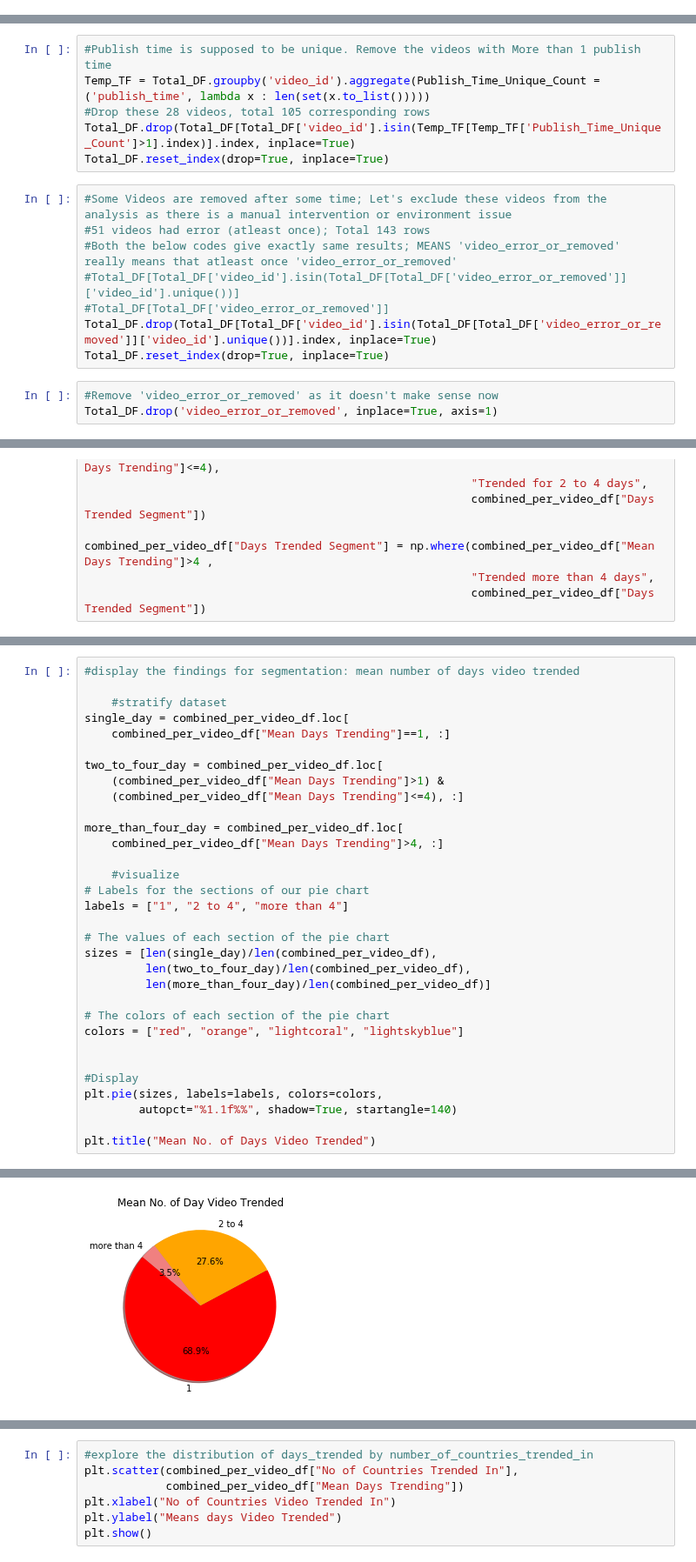
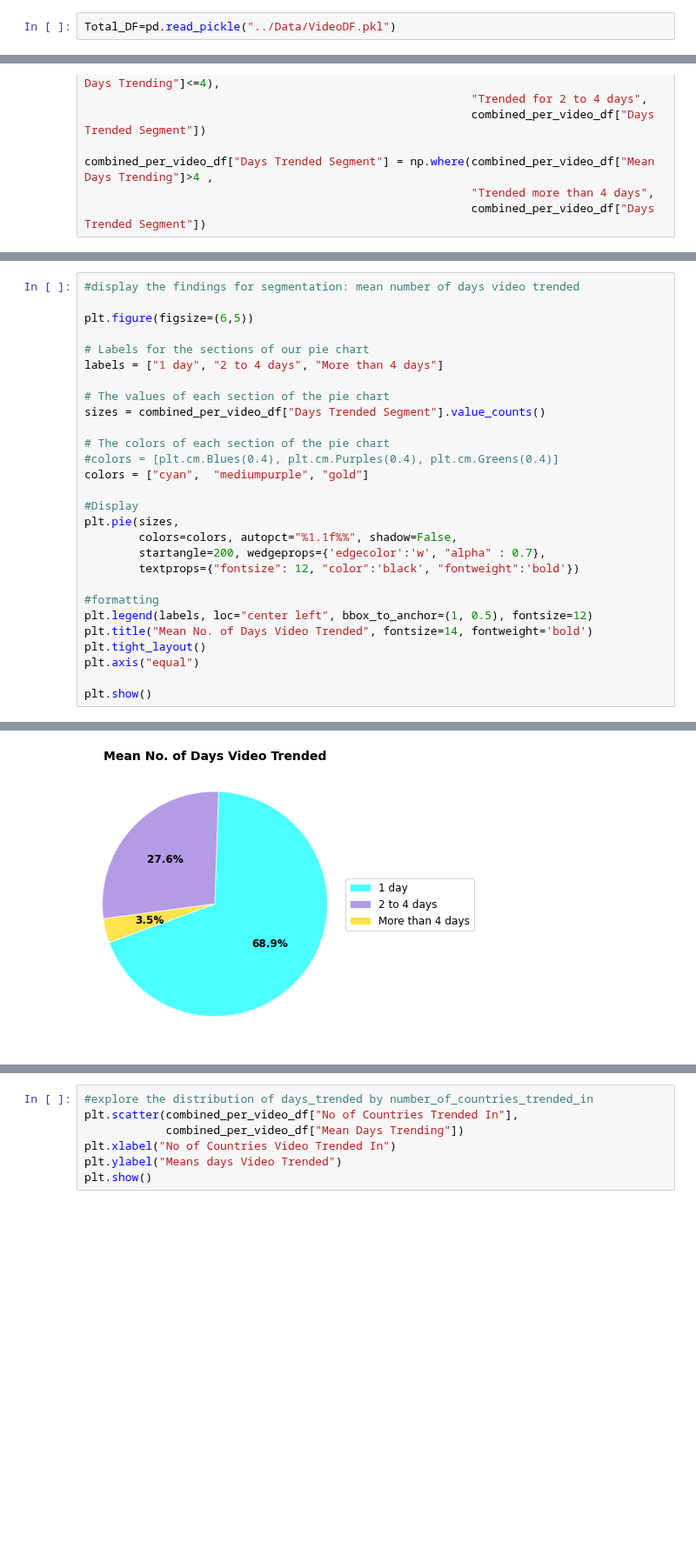
Before and after one commit to bnarath/YouTube_Trending, a Jupyter notebook: youtube-trending/Code/Megan_exploring_variation.ipynb, the cells around one changed output, grey strips where cells are left out. Shown at 87% size. Saved outputs shown, nothing was run; the diff lists cells and outputs as text; blank space fills up the shorter version.

Commit message:
Further analysis and formatting

```diff
--- a/youtube-trending/Code/Megan_exploring_variation.ipynb
+++ b/youtube-trending/Code/Megan_exploring_variation.ipynb
@@ -48,3 +23,5 @@ Total_DF['description'].fillna(value='', inplace=True)
+# %%
+Total_DF=pd.read_pickle("../Data/VideoDF.pkl")
 # %%
 Total_DF
 # %% [output]
@@ -71,17 +40,0 @@ Total_DF.reset_index(drop=True, inplace=True)
-# %%
-#Publish time is supposed to be unique. Remove the videos with More than 1 publish time
-Temp_TF = Total_DF.groupby('video_id').aggregate(Publish_Time_Unique_Count = ('publish_time', lambda x : len(set(x.to_list()))))
-#Drop these 28 videos, total 105 corresponding rows
-Total_DF.drop(Total_DF[Total_DF['video_id'].isin(Temp_TF[Temp_TF['Publish_Time_Unique_Count']>1].index)].index, inplace=True)
-Total_DF.reset_index(drop=True, inplace=True)
-# %%
-#Some Videos are removed after some time; Let's exclude these videos from the analysis as there is a manual intervention or environment issue
-#51 videos had error (atleast once); Total 143 rows
-#Both the below codes give exactly same results; MEANS 'video_error_or_removed' really means that atleast once 'video_error_or_removed'
-#Total_DF[Total_DF['video_id'].isin(Total_DF[Total_DF['video_error_or_removed']]['video_id'].unique())]
-#Total_DF[Total_DF['video_error_or_removed']]
-Total_DF.drop(Total_DF[Total_DF['video_id'].isin(Total_DF[Total_DF['video_error_or_removed']]['video_id'].unique())].index, inplace=True)
-Total_DF.reset_index(drop=True, inplace=True)
-# %%
-#Remove 'video_error_or_removed' as it doesn't make sense now
-Total_DF.drop('video_error_or_removed', inplace=True, axis=1)
@@ -212,33 +322,29 @@ Step 2: display findings
 # %%
 #display the findings for segmentation: mean number of days video trended
 
-    #stratify dataset
-single_day = combined_per_video_df.loc[
-    combined_per_video_df["Mean Days Trending"]==1, :]
+plt.figure(figsize=(6,5))
 
-two_to_four_day = combined_per_video_df.loc[
-    (combined_per_video_df["Mean Days Trending"]>1) &
-    (combined_per_video_df["Mean Days Trending"]<=4), :]
-
-more_than_four_day = combined_per_video_df.loc[
-    combined_per_video_df["Mean Days Trending"]>4, :]
-
-    #visualize
 # Labels for the sections of our pie chart
-labels = ["1", "2 to 4", "more than 4"]
+labels = ["1 day", "2 to 4 days", "More than 4 days"]
 
 # The values of each section of the pie chart
-sizes = [len(single_day)/len(combined_per_video_df),
-         len(two_to_four_day)/len(combined_per_video_df),
-         len(more_than_four_day)/len(combined_per_video_df)]
+sizes = combined_per_video_df["Days Trended Segment"].value_counts()
 
 # The colors of each section of the pie chart
-colors = ["red", "orange", "lightcoral", "lightskyblue"]
-
+#colors = [plt.cm.Blues(0.4), plt.cm.Purples(0.4), plt.cm.Greens(0.4)]
+colors = ["cyan",  "mediumpurple", "gold"]
 
 #Display
-plt.pie(sizes, labels=labels, colors=colors,
-        autopct="%1.1f%%", shadow=True, startangle=140)
+plt.pie(sizes,
+        colors=colors, autopct="%1.1f%%", shadow=False,
+        startangle=200, wedgeprops={'edgecolor':'w', "alpha" : 0.7},
+        textprops={"fontsize": 12, "color":'black', "fontweight":'bold'})
 
-plt.title("Mean No. of Days Video Trended")
+#formatting
+plt.legend(labels, loc="center left", bbox_to_anchor=(1, 0.5), fontsize=12)
+plt.title("Mean No. of Days Video Trended", fontsize=14, fontweight='bold')
+plt.tight_layout()
+plt.axis("equal")
+
+plt.show()
 # %% [output]
@@ -255 +367 @@ Text(0.5, 1.0, 'Mean No. of Day Video Trended')
-[figure, old version]
+[figure, new version]
```
Also changed, not shown: parts of 104 cells of this notebook, 18 other files.
